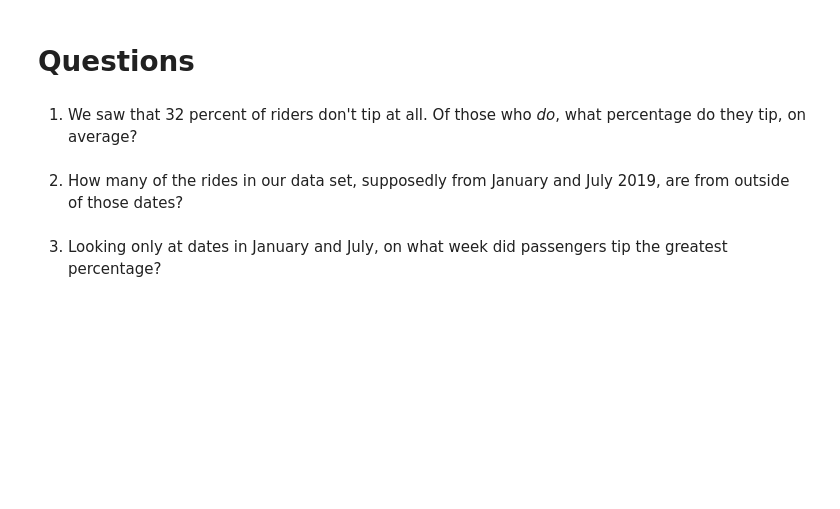
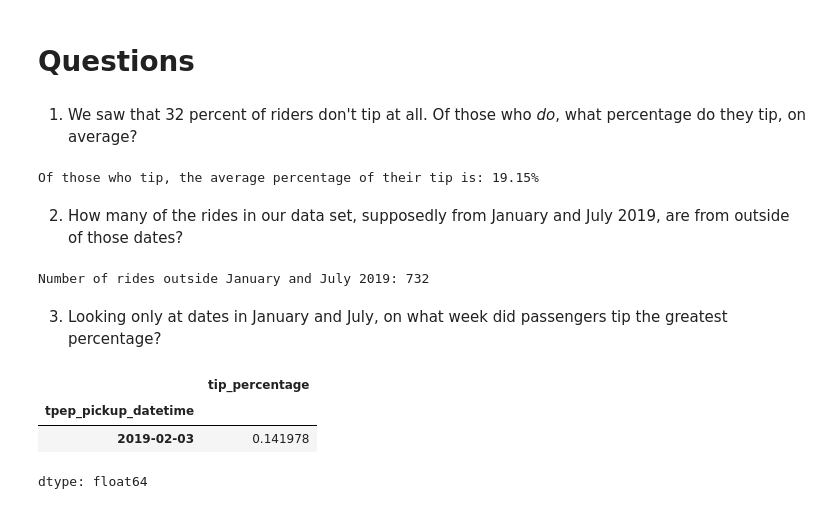
Before and after one commit to techseeko/AAI614_Haidar, a Jupyter notebook: Week-2/Saoud-Notebook2.6.ipynb, the cells around one changed output. Saved outputs shown, nothing was run; the diff lists cells and outputs as text; code cells hidden in the pictures; blank space fills up the shorter version.

```diff
--- a/Week-2/Saoud-Notebook2.6.ipynb
+++ b/Week-2/Saoud-Notebook2.6.ipynb
@@ -105,7 +207,56 @@ df.resample('1ME')['tip_percentage'].mean().dropna()
 # Questions
 # %% [markdown]
 1. We saw that 32 percent of riders don't tip at all. Of those who *do*, what percentage do they tip, on average?
+# %%
+# Of those who tip, the average percentage of their tip
+average_tip_for_tippers = df[df['tip_percentage'] > 0]['tip_percentage'].mean()
+print(f"Of those who tip, the average percentage of their tip is: {average_tip_for_tippers:.2%}")
+# %% [output]
+Of those who tip, the average percentage of their tip is: 19.15%
 # %% [markdown]
 2. How many of the rides in our data set, supposedly from January and July 2019, are from outside of those dates?
+# %%
+df_full = pd.concat(all_dfs)
+
+# Ensure 'tpep_pickup_datetime' is a datetime object
+df_full['tpep_pickup_datetime'] = pd.to_datetime(df_full['tpep_pickup_datetime'], errors='coerce')
+
+# Drop rows where 'tpep_pickup_datetime' is NaT due to coercion errors
+df_full.dropna(subset=['tpep_pickup_datetime'], inplace=True)
+
+# Set 'tpep_pickup_datetime' as index
+df_full = df_full.set_index('tpep_pickup_datetime')
+
+# Recreate pre_tip_amount column
+df_full['pre_tip_amount'] = (
+    df_full
+    [['fare_amount', 'extra', 'mta_tax', 'tolls_amount',
+      'improvement_surcharge', 'congestion_surcharge']]
+    .sum(axis='columns')
+)
+
+# Recreate tip_percentage column
+df_full['tip_percentage'] = df_full['tip_amount'] / df_full['pre_tip_amount']
+
+# Define conditions for January 2019 and July 2019
+is_jan_2019 = (df_full.index.month == 1) & (df_full.index.year == 2019)
+is_jul_2019 = (df_full.index.month == 7) & (df_full.index.year == 2019)
+
+# Filter for rides outside January and July 2019
+outside_dates_df = df_full[~ (is_jan_2019 | is_jul_2019)]
+
+# Count the number of rides
+num_rides_outside = len(outside_dates_df)
+
+print(f"Number of rides outside January and July 2019: {num_rides_outside}")
+# %% [output]
+Number of rides outside January and July 2019: 732
 # %% [markdown]
 3. Looking only at dates in January and July, on what week did passengers tip the greatest percentage?
+# %%
+df.resample('W')['tip_percentage'].mean().sort_values(ascending=False).head(1)
+# %% [output]
+|  | tip_percentage |
+| tpep_pickup_datetime |  |
+| 2019-02-03 | 0.141978 |
+dtype: float64
```
Also changed, not shown: parts of 10 cells of this notebook.
